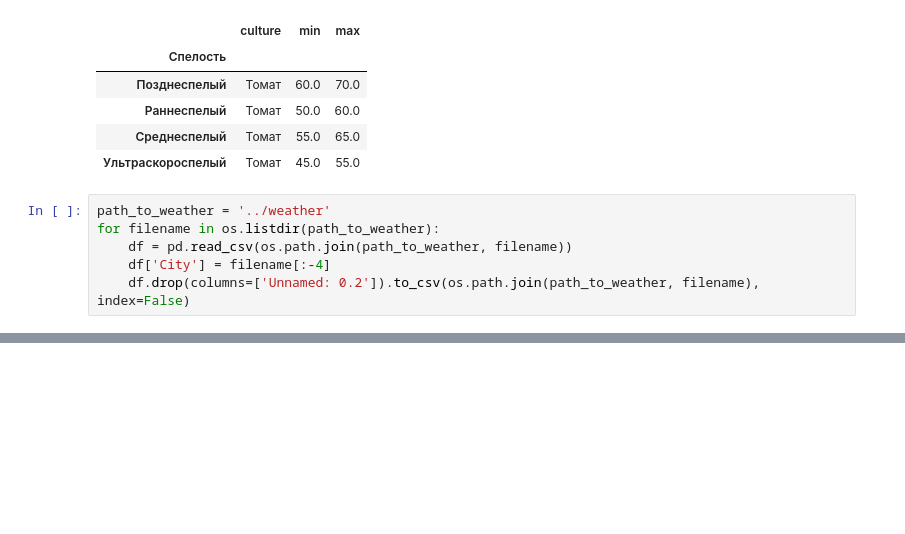
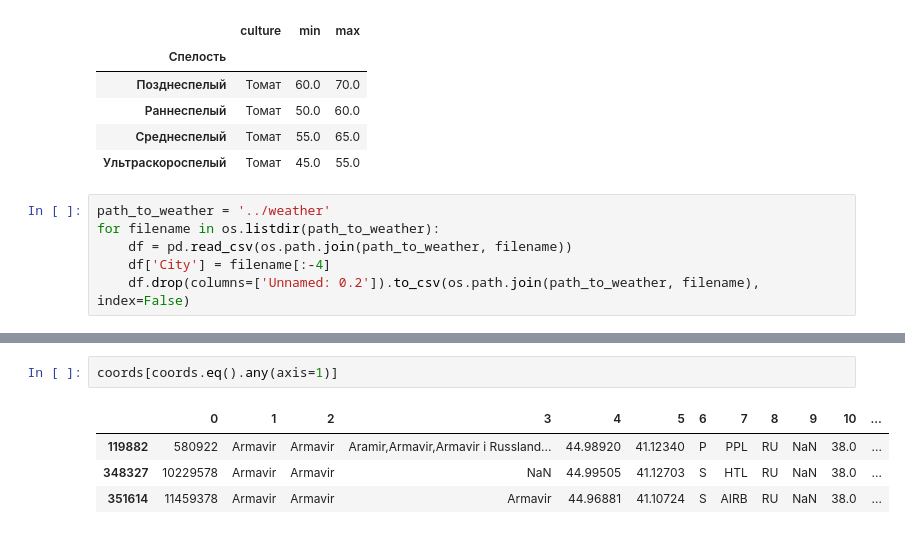
Before and after one commit to jetminded/igarden_parsers, a Jupyter notebook: src/csv_helper.ipynb, the cells around one changed output, grey strips where cells are left out. Saved outputs shown, nothing was run; the diff lists cells and outputs as text; blank space fills up the shorter version.

```diff
--- a/src/csv_helper.ipynb
+++ b/src/csv_helper.ipynb
@@ -53,0 +63,7 @@ for
+# %%
+coords[coords.eq().any(axis=1)]
+# %% [output]
+|  | 0 | 1 | 2 | 3 | 4 | 5 | 6 | 7 | 8 | 9 | 10 | ... |
+| 119882 | 580922 | Armavir | Armavir | Aramir,Armavir,Armavir i Russland... | 44.98920 | 41.12340 | P | PPL | RU | NaN | 38.0 | ... |
+| 348327 | 10229578 | Armavir | Armavir | NaN | 44.99505 | 41.12703 | S | HTL | RU | NaN | 38.0 | ... |
+| 351614 | 11459378 | Armavir | Armavir | Armavir | 44.96881 | 41.10724 | S | AIRB | RU | NaN | 38.0 | ... |
```
Also changed, not shown: parts of 15 cells of this notebook, 6 other files.
